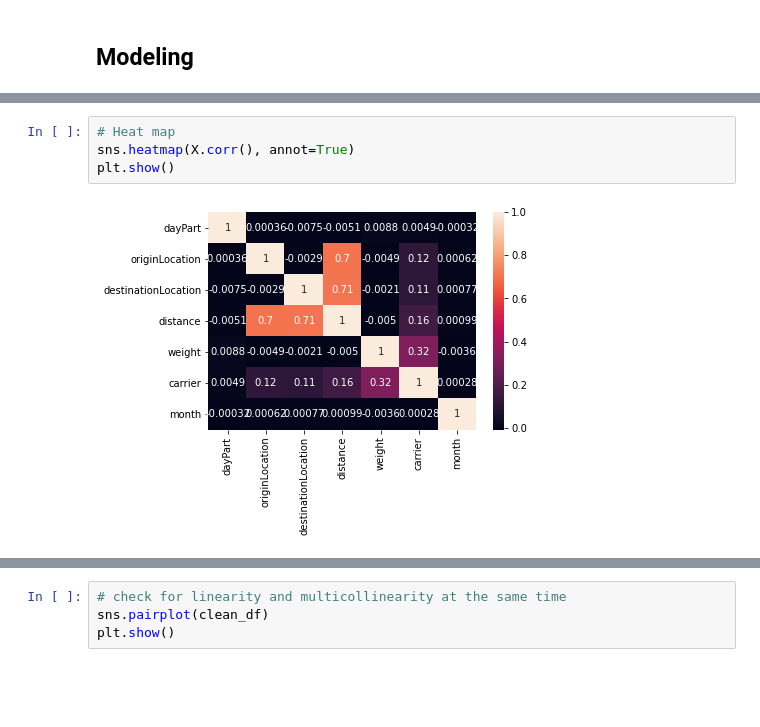
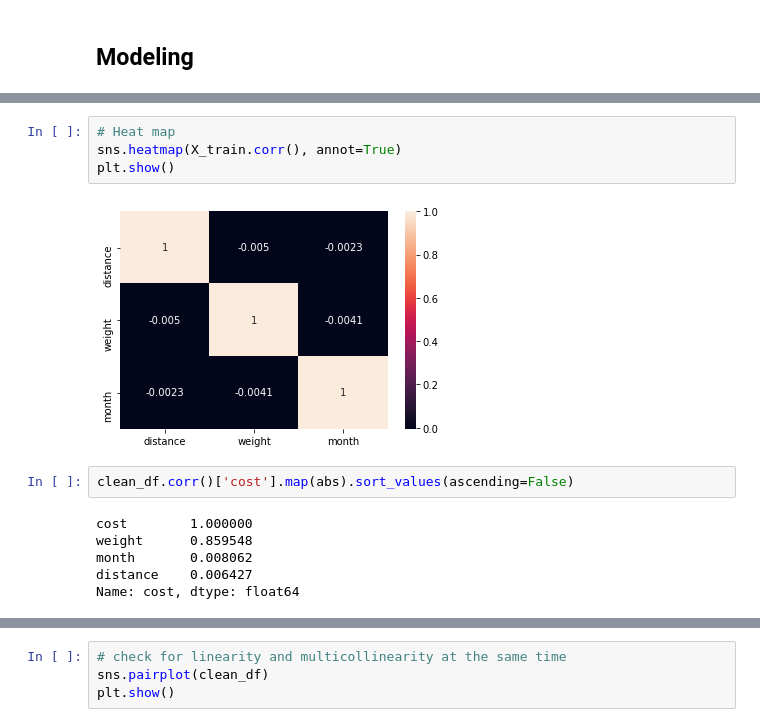
Before and after one commit to litzysj/Cost-Prediction-for-Logistic-Company, a Jupyter notebook: Notebooks/Sandbox Notebook.ipynb, the cells around one changed output, grey strips where cells are left out. Saved outputs shown, nothing was run; the diff lists cells and outputs as text; blank space fills up the shorter version.

```diff
--- a/Notebooks/Sandbox Notebook.ipynb
+++ b/Notebooks/Sandbox Notebook.ipynb
@@ -489,7 +492,15 @@ X.corr()
 | month | -0.000325 | 0.000622 | 0.000773 | 0.000988 | -0.003634 | 0.000282 | 1.000000 |
 # %%
 # Heat map
-sns.heatmap(X.corr(), annot=True)
+sns.heatmap(X_train.corr(), annot=True)
 plt.show()
 # %% [output]
-[figure, old version]
+[figure, new version]
+# %%
+clean_df.corr()['cost'].map(abs).sort_values(ascending=False)
+# %% [output]
+cost        1.000000
+weight      0.859548
+month       0.008062
+distance    0.006427
+Name: cost, dtype: float64
```
Also changed, not shown: parts of 27 cells of this notebook.
